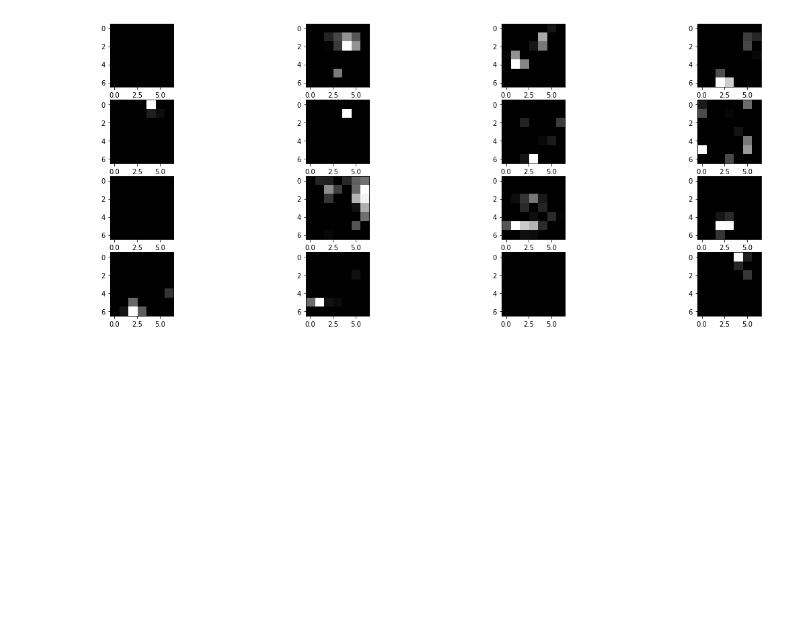
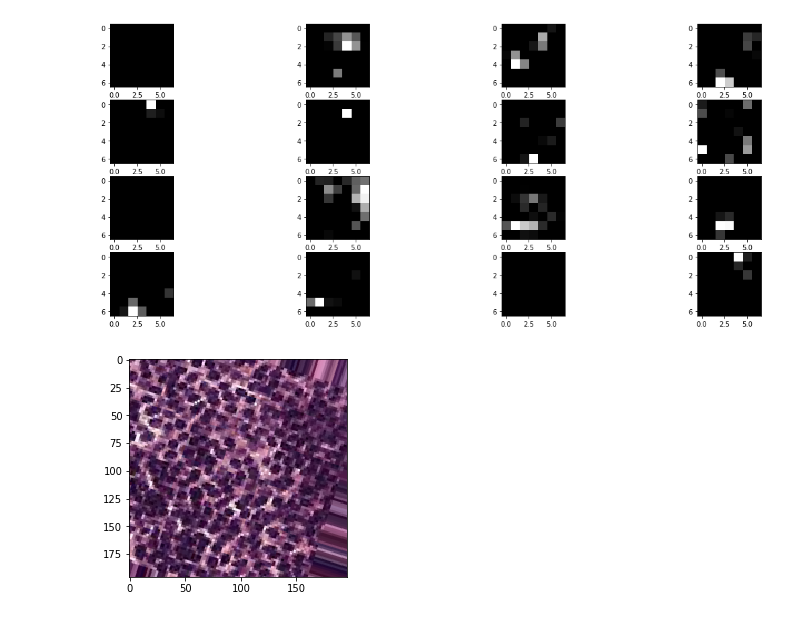
Before and after one commit to pengnam/CancerDetection, a Jupyter notebook: (WORKING) Resnet50.ipynb, the cells around one changed output. Cells and saved outputs as stored; diff of their text form; code cells hidden in the pictures; blank space fills up the shorter version.

Commit message:
Add occlusion

```diff
--- a/(WORKING) Resnet50.ipynb
+++ b/(WORKING) Resnet50.ipynb
@@ -839,7 +839,7 @@ def display_activation(activations, act_index):
 from keras.models import Model
 layer_outputs = [layer.output for layer in inner_model.layers[1:]]
 activation_model = Model(inputs=inner_model.get_input_at(0), outputs=layer_outputs)
-X_train, _ = next(train_generator)
+X_train, Y_train = next(train_generator)
 activations = activation_model.predict(X_train[10].reshape(1, X_train.shape[1], X_train.shape[2], X_train.shape[3]))
 for i, layer in enumerate(inner_model.layers[1:]):
     if isinstance(layer, Activation):
@@ -887,0 +913,19 @@ display_activation(activations, 173)
+# %%
+i = 30  # for example
+data = X_train[i]
+correct_class = np.argmax(Y_train[i])
+
+# input tensor for model.predict
+inp = data.reshape(1, IMG_SIZE, IMG_SIZE, 3)
+
+# image data for matplotlib's imshow
+img = data.reshape(IMG_SIZE, IMG_SIZE, 3)
+
+# occlusion
+img_size = img.shape[0]
+occlusion_size = 4
+
+# preview
+_ = plt.imshow(img)
+# %% [output]
+[figure, added]
```
Also changed, not shown: parts of 5 cells of this notebook.
